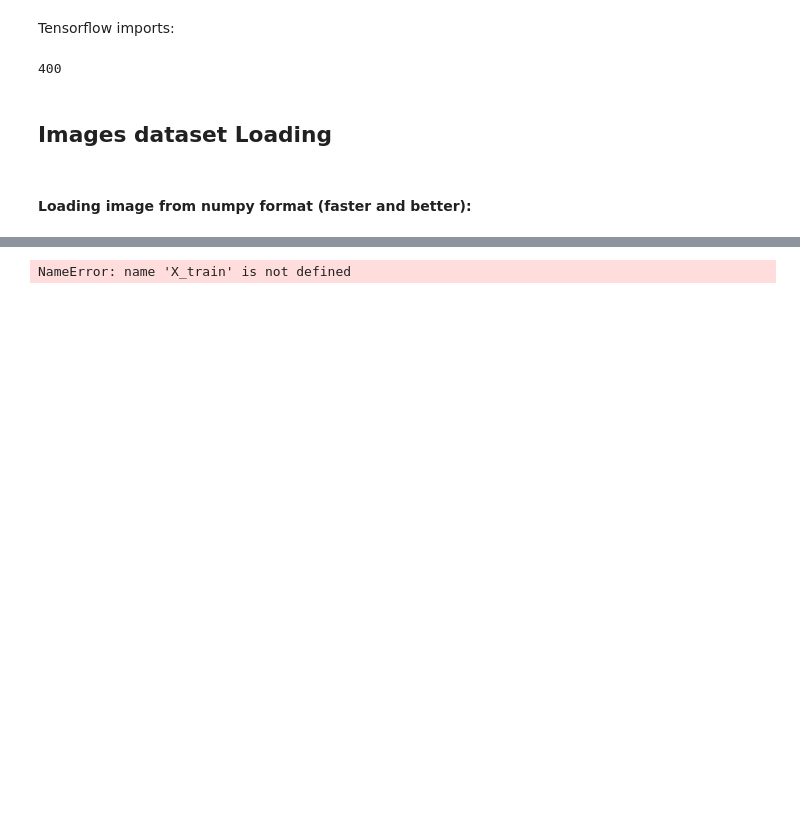
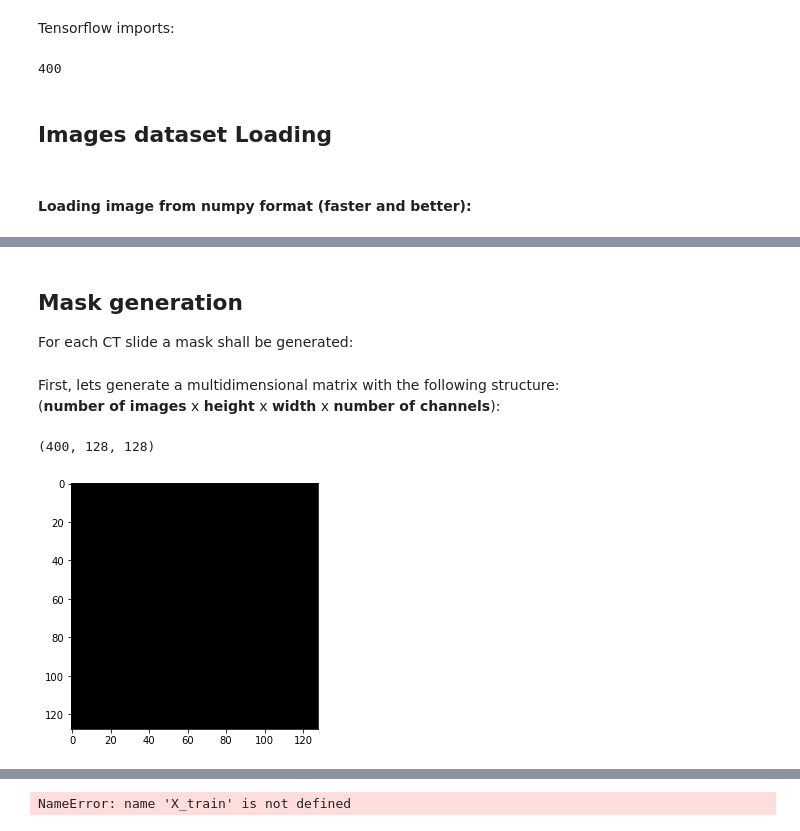
Before and after one commit to AdrianRamosDS/ImageProcessing, a Jupyter notebook: code/Image_Segmentation.ipynb, the cells around one changed output, grey strips where cells are left out. Saved outputs shown, nothing was run; the diff lists cells and outputs as text; code cells hidden in the pictures; blank space fills up the shorter version.

```diff
--- a/code/Image_Segmentation.ipynb
+++ b/code/Image_Segmentation.ipynb
@@ -138,0 +112,13 @@ img.shape
+# %% [markdown]
+## Mask generation
+For each CT slide a mask shall be generated:
+# %% [markdown]
+First, lets generate a multidimensional matrix with the following structure:
+<br> (**number of images** x **height** x **width** x **number of channels**):
+# %%
+mask_arr = np.zeros((img_num, img_height, img_width), dtype=bool)
+imshow(mask_arr[rint])
+mask_arr.shape
+# %% [output]
+(400, 128, 128)
+[figure, added]
```
Also changed, not shown: parts of 53 cells of this notebook.
